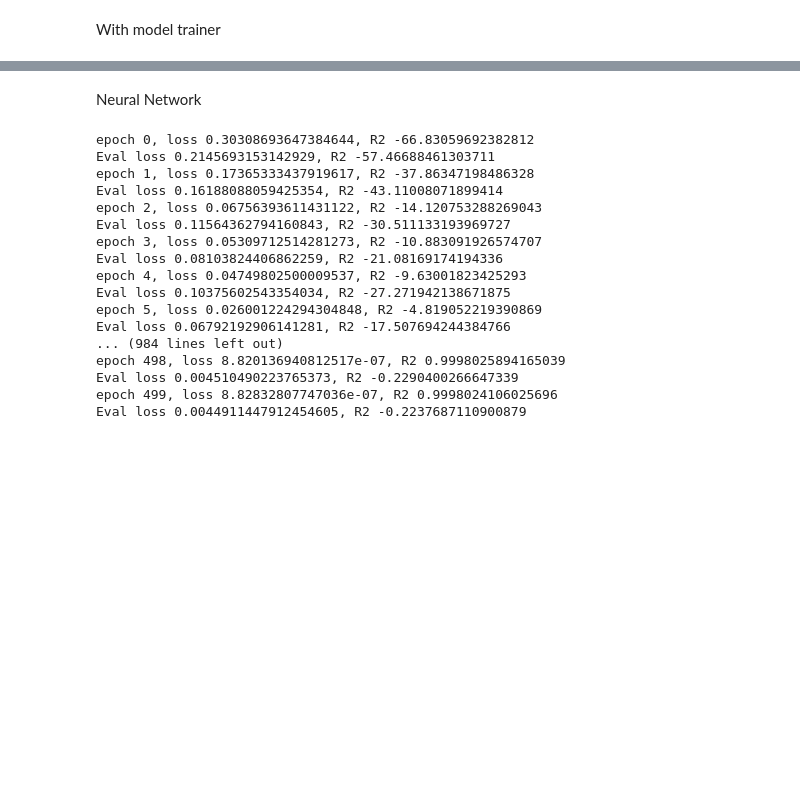
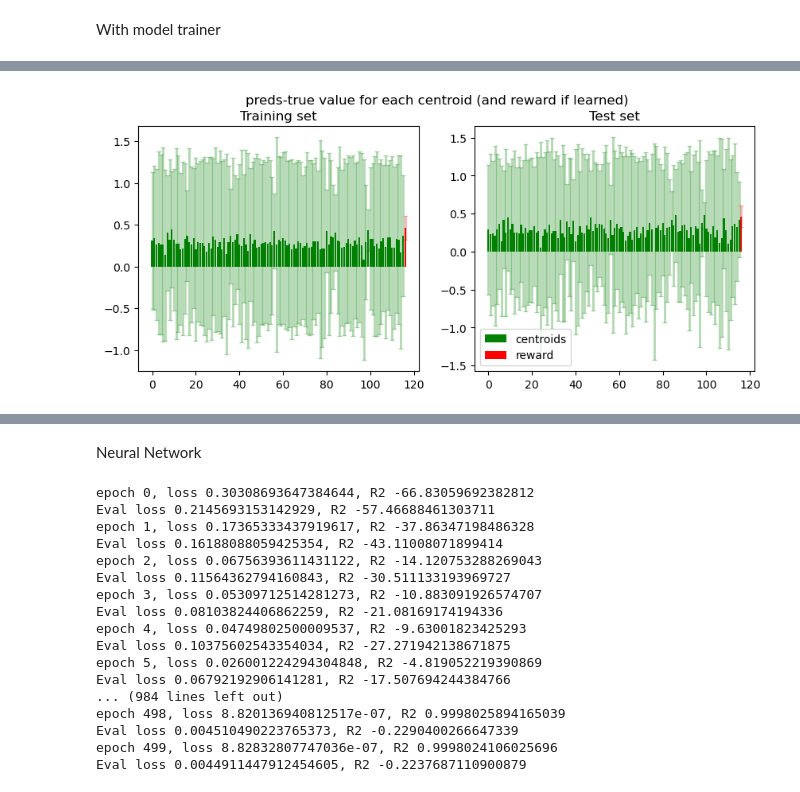
Before and after one commit to theauv/FMDP-in-MBRL, a Jupyter notebook: test_learn_bikes.ipynb, the cells around one changed output, grey strips where cells are left out. Saved outputs shown, nothing was run; the diff lists cells and outputs as text; code cells hidden in the pictures; blank space fills up the shorter version.

```diff
--- a/test_learn_bikes.ipynb
+++ b/test_learn_bikes.ipynb
@@ -622,0 +597,91 @@ plt.show()
+# %%
+if train_y.shape[-1] == 1:
+
+    with torch.no_grad():  # we don't need gradients in the testing phase
+        #train_preds = dynamics_model.model(train_x)
+        #test_preds = dynamics_model.model(test_x)
+        train_preds = dynamics_model.model.likelihood(*dynamics_model.model(train_x))
+        test_preds = dynamics_model.model.likelihood(*dynamics_model.model(test_x))
+        train_preds = torch.cat([pred.mean.unsqueeze(-1) for pred in train_preds], axis=-1)
+        test_preds = torch.cat([pred.mean.unsqueeze(-1) for pred in test_preds], axis=-1)
+        train_preds = dynamics_model.output_normalizer.denormalize(train_preds)
+        test_preds = dynamics_model.output_normalizer.denormalize(test_preds)
+        print(dynamics_model.output_normalizer)
+
+
+    relative_train_preds = train_preds - train_y
+    relative_test_preds = test_preds - test_y
+
+    plt.clf()
+    fig, ax = plt.subplots(1, 2, figsize=(10, 4))
+
+    # Train bar plots
+    n_bins = 100
+    counts, bins = np.histogram(relative_train_preds, bins=n_bins)
+    ax[0].hist(bins[:-1], bins, weights=counts)
+    ax[0].title.set_text("Training set")
+
+    # Test bar plots
+    n_bins = 100
+    counts, bins = np.histogram(relative_test_preds, bins=n_bins)
+    ax[1].hist(bins[:-1], bins, weights=counts)
+    ax[1].title.set_text("Test set")
+
+    fig.suptitle("preds-true value")
+    plt.show()
+
+else:
+
+    with torch.no_grad():  # we don't need gradients in the testing phase
+        train_preds = lr_model(train_x)
+        test_preds = lr_model(test_x)
+
+    relative_train_preds_mean = torch.mean(train_preds - train_y, axis=0)
+    relative_train_preds_std = torch.std(train_preds - train_y, axis=0)
+    relative_test_preds_mean = torch.mean(test_preds - test_y, axis=0)
+    relative_test_preds_std = torch.std(test_preds - test_y, axis=0)
+
+    plt.clf()
+    fig, ax = plt.subplots(1, 2, figsize=(10, 4))
+
+    # Colors and labels
+    if len(relative_train_preds_mean) < num_centroids:
+        raise ValueError("Predicted outputs are weird")
+    if len(relative_train_preds_mean) == num_centroids:
+        color = "green"
+        label = "centroids"
+    else:
+        colors = ["green"] * num_centroids
+        colors.append("red")
+        label = ["centroids"] * num_centroids
+        label.append("reward")
+
+    # Train bar plots
+    x = torch.arange(0, len(relative_train_preds_mean), 1)
+    ax[0].bar(x, relative_train_preds_mean, color=colors, label=label)
+    for pos, y, err, color in zip(
+        x, relative_train_preds_mean, relative_train_preds_std, colors
+    ):
+        ax[0].errorbar(pos, y, err, lw=2, capsize=2, capthick=1, color=color, alpha=0.3)
+        # error_kw=dict(ecolor=colors, lw=1, capsize=1, capthick=2, alpha=0.5),
+    ax[0].title.set_text("Training set")
+
+    # Test bar plots
+    ax[1].bar(x, relative_test_preds_mean, color=colors, label=label)
+    for pos, y, err, color in zip(
+        x, relative_test_preds_mean, relative_test_preds_std, colors
+    ):
+        ax[1].errorbar(pos, y, err, lw=2, capsize=2, capthick=1, color=color, alpha=0.3)
+    ax[1].title.set_text("Test set")
+
+    fig.suptitle("preds-true value for each centroid (and reward if learned)")
+    handles, labels = plt.gca().get_legend_handles_labels()
+    by_label = dict(zip(labels, handles))
+    plt.legend(by_label.values(), by_label.keys(), loc="best")
+    plt.show()
+
+plt.plot(test_preds, 'ro', label='pred')
+plt.plot(test_y, 'go', label='true')
+plt.legend()
+plt.show()
+# %% [output]
@@ -622,0 +689 @@ plt.show()
+[figure, added]
```
Also changed, not shown: parts of 12 cells of this notebook, 7 other files.
